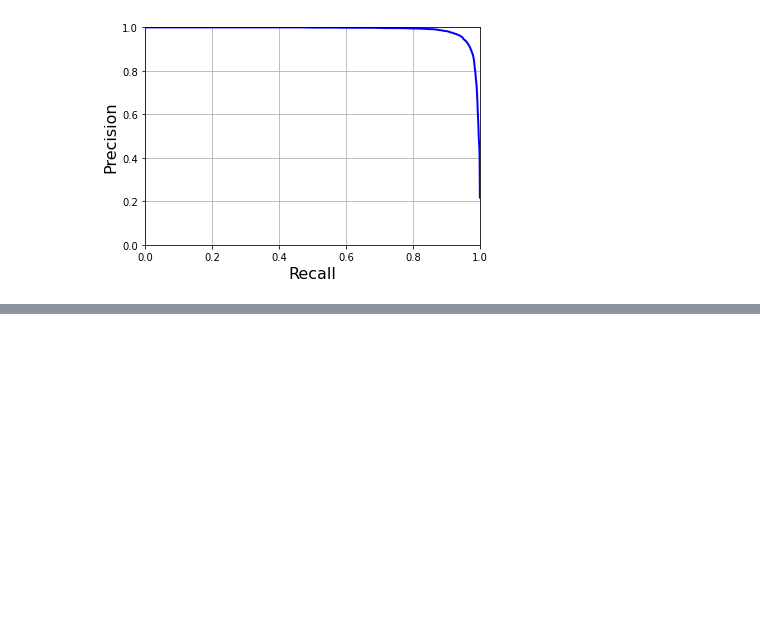
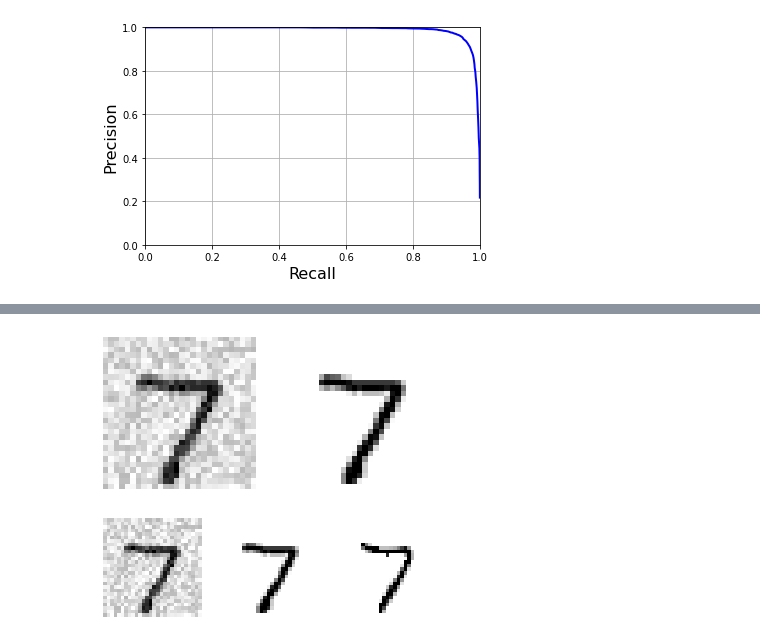
Before and after one commit to maciejolszanski/ML_basics, a Jupyter notebook: 03_MNIST_classification.ipynb, the cells around one changed output, grey strips where cells are left out. Cells and saved outputs as stored; diff of their text form; code cells hidden in the pictures; blank space fills up the shorter version.

```diff
--- a/03_MNIST_classification.ipynb
+++ b/03_MNIST_classification.ipynb
@@ -284,0 +485,28 @@ plt.grid(True)
+# %%
+noise = np.random.randint(0, 100, (len(X_train), 784))
+X_train_mod = X_train.copy() + noise
+noise = np.random.randint(0, 100, (len(X_test), 784))
+X_test_mod = X_test.copy() + noise
+y_train_mod = X_train.copy()
+y_test_mod = X_test.copy()
+# %%
+def plot_digit(data):
+    image = data.reshape(28, 28)
+    plt.imshow(image, cmap = mpl.cm.binary,
+               interpolation="nearest")
+    plt.axis("off")
+# %%
+some_index = 0
+plt.subplot(121); plot_digit(X_test_mod[some_index])
+plt.subplot(122); plot_digit(y_test_mod[some_index])
+plt.show()
+# %% [output]
+[figure, added]
+# %%
+knn_clf.fit(X_train_mod, y_train_mod)
+clean_digit = knn_clf.predict([X_test_mod[some_index]])
+plt.subplot(131); plot_digit(X_test_mod[some_index])
+plt.subplot(132); plot_digit(y_test_mod[some_index])
+plt.subplot(133); plot_digit(clean_digit)
+# %% [output]
+[figure, added]
```
Also changed, not shown: parts of 32 cells of this notebook.
